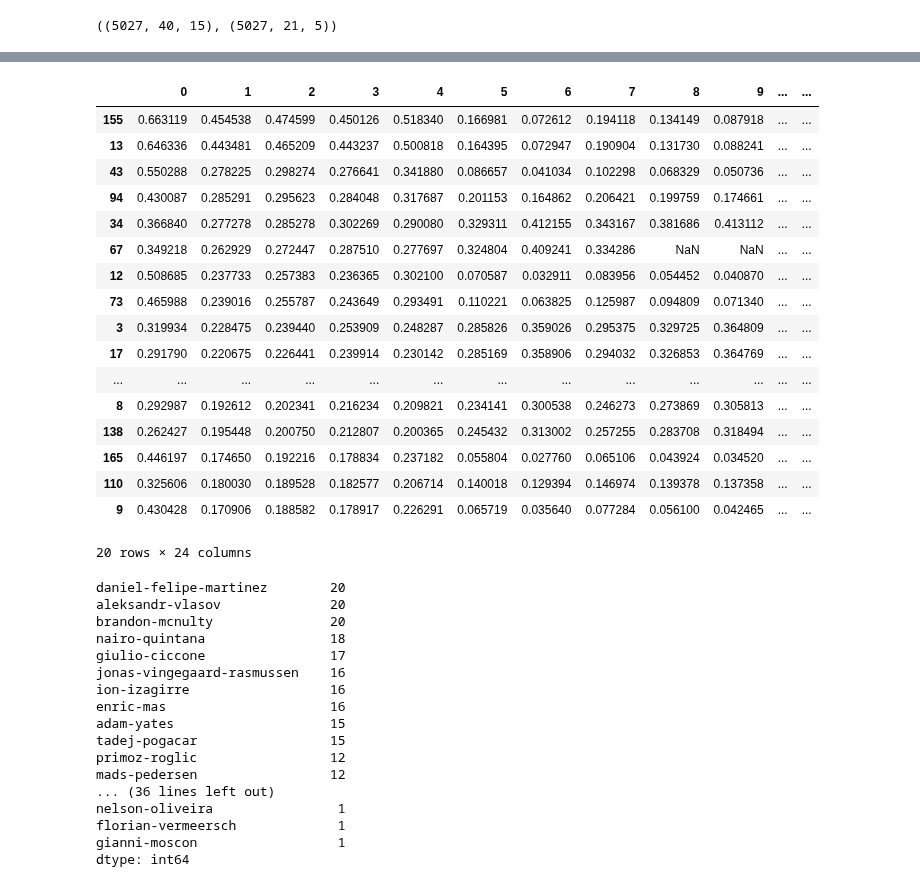
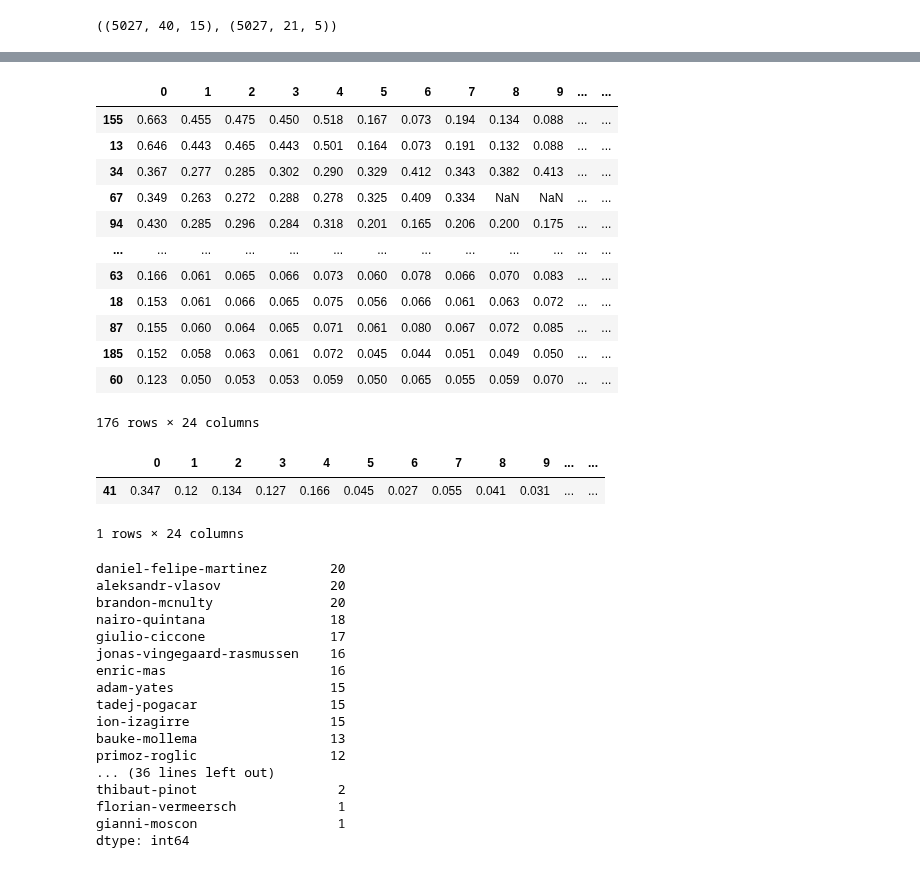
Before and after one commit to Michiel-DK/cycling, a Jupyter notebook: rnn_clean.ipynb, the cells around one changed output, grey strips where cells are left out. Drawn from its saved outputs; the diff is of its cells as text; code cells hidden in the pictures.

Commit message:
update new_model

```diff
--- a/rnn_clean.ipynb
+++ b/rnn_clean.ipynb
@@ -853,3 +858,7 @@ def plot_metrics(history):
       plt.ylim([0,1])
 
     plt.legend();
+# %%
+
+#model.save('models/model_best')
+model = load_model('models/model_best')
@@ -856,2 +884,2 @@ def plot_metrics(history):
 # %%
-preds = model_loaded.predict([X_encoder_predict, X_decoder_predict])
+preds = model.predict([X_encoder_predict, X_decoder_predict])
@@ -892,6 +887,11 @@ model_loaded = load_model('models/model_best')
 pred_ls = []
 
 for pred, rid in zip(preds, riders_predict.values):
-    pred_ls.append(np.append(pred[:,1].round(6), rid))
+    pred_ls.append(np.append(pred[:,1].round(3), rid))
+# %%
+pred_ls = []
+
+for pred, rid in zip(preds, riders_predict.values):
+    pred_ls.append(np.append(pred, rid))
 # %%
 pred_df = pd.DataFrame(pred_ls).replace(1.000, np.nan)
@@ -898,26 +899,27 @@ pred_df = pd.DataFrame(pred_ls).replace(1.000, np.nan)
 # %%
 pred_tdf = pred_df[pred_df[23]=='tour-de-france']
 # %%
-pred_tdf.sort_values(by=2, ascending=False).head(20)
+pred_tdf.sort_values(by=3, ascending=False).head(20)
 # %% [output]
 |  | 0 | 1 | 2 | 3 | 4 | 5 | 6 | 7 | 8 | 9 | ... | ... |
-| 155 | 0.663119 | 0.454538 | 0.474599 | 0.450126 | 0.518340 | 0.166981 | 0.072612 | 0.194118 | 0.134149 | 0.087918 | ... | ... |
-| 13 | 0.646336 | 0.443481 | 0.465209 | 0.443237 | 0.500818 | 0.164395 | 0.072947 | 0.190904 | 0.131730 | 0.088241 | ... | ... |
-| 43 | 0.550288 | 0.278225 | 0.298274 | 0.276641 | 0.341880 | 0.086657 | 0.041034 | 0.102298 | 0.068329 | 0.050736 | ... | ... |
-| 94 | 0.430087 | 0.285291 | 0.295623 | 0.284048 | 0.317687 | 0.201153 | 0.164862 | 0.206421 | 0.199759 | 0.174661 | ... | ... |
-| 34 | 0.366840 | 0.277278 | 0.285278 | 0.302269 | 0.290080 | 0.329311 | 0.412155 | 0.343167 | 0.381686 | 0.413112 | ... | ... |
-| 67 | 0.349218 | 0.262929 | 0.272447 | 0.287510 | 0.277697 | 0.324804 | 0.409241 | 0.334286 | NaN | NaN | ... | ... |
-| 12 | 0.508685 | 0.237733 | 0.257383 | 0.236365 | 0.302100 | 0.070587 | 0.032911 | 0.083956 | 0.054452 | 0.040870 | ... | ... |
-| 73 | 0.465988 | 0.239016 | 0.255787 | 0.243649 | 0.293491 | 0.110221 | 0.063825 | 0.125987 | 0.094809 | 0.071340 | ... | ... |
-| 3 | 0.319934 | 0.228475 | 0.239440 | 0.253909 | 0.248287 | 0.285826 | 0.359026 | 0.295375 | 0.329725 | 0.364809 | ... | ... |
-| 17 | 0.291790 | 0.220675 | 0.226441 | 0.239914 | 0.230142 | 0.285169 | 0.358906 | 0.294032 | 0.326853 | 0.364769 | ... | ... |
+| 155 | 0.663 | 0.455 | 0.475 | 0.450 | 0.518 | 0.167 | 0.073 | 0.194 | 0.134 | 0.088 | ... | ... |
+| 13 | 0.646 | 0.443 | 0.465 | 0.443 | 0.501 | 0.164 | 0.073 | 0.191 | 0.132 | 0.088 | ... | ... |
+| 34 | 0.367 | 0.277 | 0.285 | 0.302 | 0.290 | 0.329 | 0.412 | 0.343 | 0.382 | 0.413 | ... | ... |
+| 67 | 0.349 | 0.263 | 0.272 | 0.288 | 0.278 | 0.325 | 0.409 | 0.334 | NaN | NaN | ... | ... |
+| 94 | 0.430 | 0.285 | 0.296 | 0.284 | 0.318 | 0.201 | 0.165 | 0.206 | 0.200 | 0.175 | ... | ... |
 | ... | ... | ... | ... | ... | ... | ... | ... | ... | ... | ... | ... | ... |
-| 8 | 0.292987 | 0.192612 | 0.202341 | 0.216234 | 0.209821 | 0.234141 | 0.300538 | 0.246273 | 0.273869 | 0.305813 | ... | ... |
-| 138 | 0.262427 | 0.195448 | 0.200750 | 0.212807 | 0.200365 | 0.245432 | 0.313002 | 0.257255 | 0.283708 | 0.318494 | ... | ... |
-| 165 | 0.446197 | 0.174650 | 0.192216 | 0.178834 | 0.237182 | 0.055804 | 0.027760 | 0.065106 | 0.043924 | 0.034520 | ... | ... |
-| 110 | 0.325606 | 0.180030 | 0.189528 | 0.182577 | 0.206714 | 0.140018 | 0.129394 | 0.146974 | 0.139378 | 0.137358 | ... | ... |
-| 9 | 0.430428 | 0.170906 | 0.188582 | 0.178917 | 0.226291 | 0.065719 | 0.035640 | 0.077284 | 0.056100 | 0.042465 | ... | ... |
+| 63 | 0.166 | 0.061 | 0.065 | 0.066 | 0.073 | 0.060 | 0.078 | 0.066 | 0.070 | 0.083 | ... | ... |
+| 18 | 0.153 | 0.061 | 0.066 | 0.065 | 0.075 | 0.056 | 0.066 | 0.061 | 0.063 | 0.072 | ... | ... |
+| 87 | 0.155 | 0.060 | 0.064 | 0.065 | 0.071 | 0.061 | 0.080 | 0.067 | 0.072 | 0.085 | ... | ... |
+| 185 | 0.152 | 0.058 | 0.063 | 0.061 | 0.072 | 0.045 | 0.044 | 0.051 | 0.049 | 0.050 | ... | ... |
+| 60 | 0.123 | 0.050 | 0.053 | 0.053 | 0.059 | 0.050 | 0.065 | 0.055 | 0.059 | 0.070 | ... | ... |
-20 rows × 24 columns
+176 rows × 24 columns
+# %%
+pred_tdf[pred_tdf[21] == 'danny-van-poppel']
+# %% [output]
+|  | 0 | 1 | 2 | 3 | 4 | 5 | 6 | 7 | 8 | 9 | ... | ... |
+| 41 | 0.347 | 0.12 | 0.134 | 0.127 | 0.166 | 0.045 | 0.027 | 0.055 | 0.041 | 0.031 | ... | ... |
+1 rows × 24 columns
 # %%
 riders_ls = []
 
@@ -934,14 +936,14 @@ brandon-mcnulty               20
 nairo-quintana                18
 giulio-ciccone                17
 jonas-vingegaard-rasmussen    16
-ion-izagirre                  16
 enric-mas                     16
 adam-yates                    15
 tadej-pogacar                 15
+ion-izagirre                  15
+bauke-mollema                 13
 primoz-roglic                 12
-mads-pedersen                 12
 ... (36 lines left out)
-nelson-oliveira                1
+thibaut-pinot                  2
 florian-vermeersch             1
 gianni-moscon                  1
 dtype: int64
```
Also changed, not shown: parts of 8 cells of this notebook, 1 other file.
